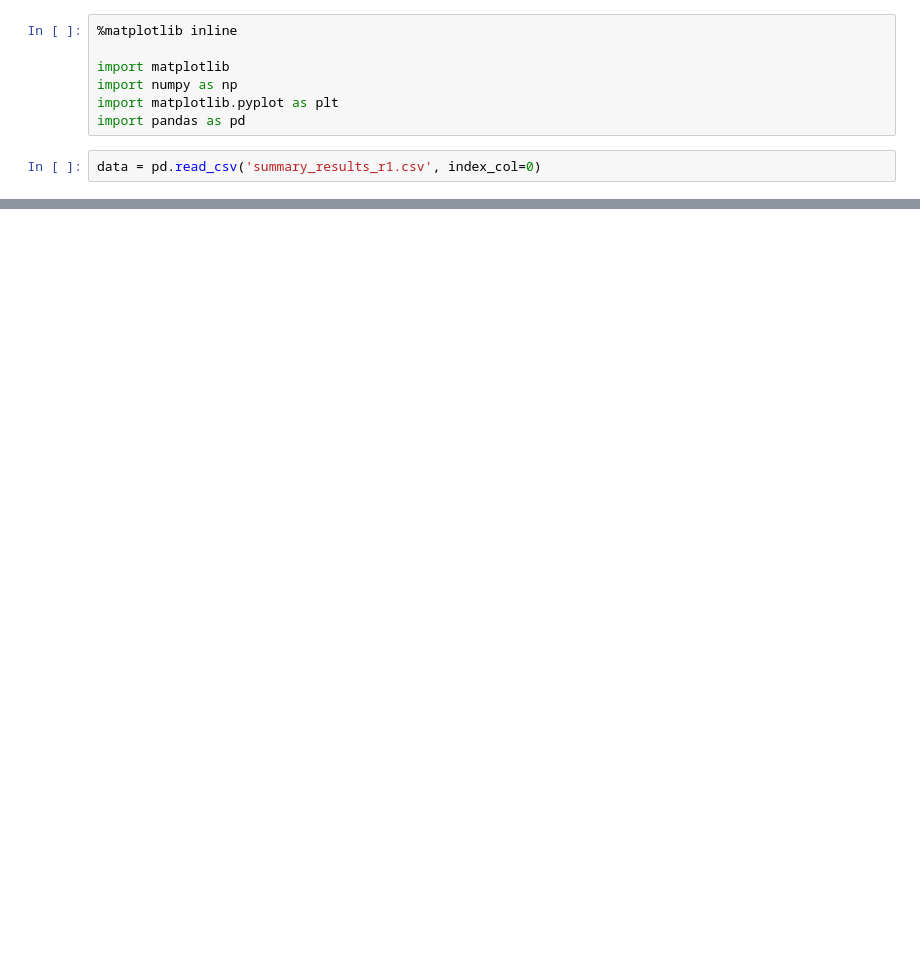
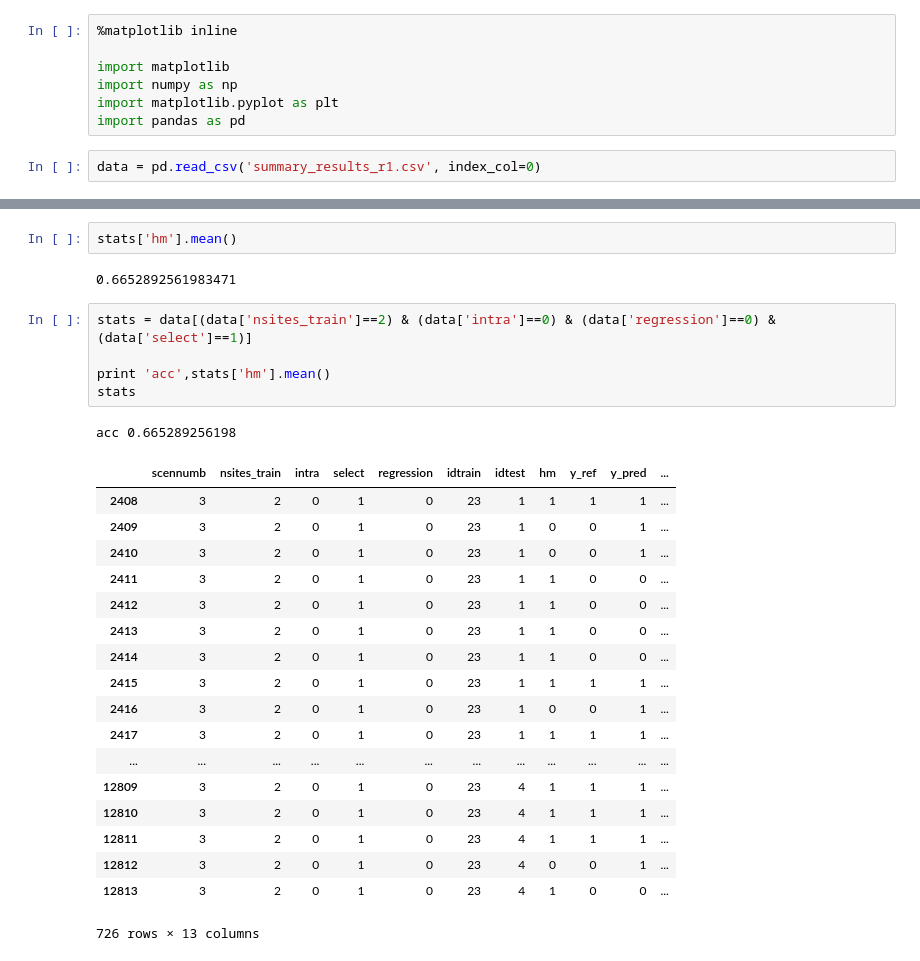
Before and after one commit to SIMEXP/schizo_multisite, a Jupyter notebook: figures/boxplot_acc.ipynb, the cells around one changed output, grey strips where cells are left out. Drawn from its saved outputs; the diff is of its cells as text; blank space fills up the shorter version.

```diff
--- a/figures/boxplot_acc.ipynb
+++ b/figures/boxplot_acc.ipynb
@@ -99,0 +96,29 @@ Weight ratio [ 0.70348837  0.86428571  1.16346154  1.77941176]
+# %%
+stats['hm'].mean()
+# %% [output]
+0.6652892561983471
+# %%
+stats = data[(data['nsites_train']==2) & (data['intra']==0) & (data['regression']==0) & (data['select']==1)]
+
+print 'acc',stats['hm'].mean()
+stats
+# %% [output]
+acc 0.665289256198
+|  | scennumb | nsites_train | intra | select | regression | idtrain | idtest | hm | y_ref | y_pred | ... |
+| 2408 | 3 | 2 | 0 | 1 | 0 | 23 | 1 | 1 | 1 | 1 | ... |
+| 2409 | 3 | 2 | 0 | 1 | 0 | 23 | 1 | 0 | 0 | 1 | ... |
+| 2410 | 3 | 2 | 0 | 1 | 0 | 23 | 1 | 0 | 0 | 1 | ... |
+| 2411 | 3 | 2 | 0 | 1 | 0 | 23 | 1 | 1 | 0 | 0 | ... |
+| 2412 | 3 | 2 | 0 | 1 | 0 | 23 | 1 | 1 | 0 | 0 | ... |
+| 2413 | 3 | 2 | 0 | 1 | 0 | 23 | 1 | 1 | 0 | 0 | ... |
+| 2414 | 3 | 2 | 0 | 1 | 0 | 23 | 1 | 1 | 0 | 0 | ... |
+| 2415 | 3 | 2 | 0 | 1 | 0 | 23 | 1 | 1 | 1 | 1 | ... |
+| 2416 | 3 | 2 | 0 | 1 | 0 | 23 | 1 | 0 | 0 | 1 | ... |
+| 2417 | 3 | 2 | 0 | 1 | 0 | 23 | 1 | 1 | 1 | 1 | ... |
+| ... | ... | ... | ... | ... | ... | ... | ... | ... | ... | ... | ... |
+| 12809 | 3 | 2 | 0 | 1 | 0 | 23 | 4 | 1 | 1 | 1 | ... |
+| 12810 | 3 | 2 | 0 | 1 | 0 | 23 | 4 | 1 | 1 | 1 | ... |
+| 12811 | 3 | 2 | 0 | 1 | 0 | 23 | 4 | 1 | 1 | 1 | ... |
+| 12812 | 3 | 2 | 0 | 1 | 0 | 23 | 4 | 0 | 0 | 1 | ... |
+| 12813 | 3 | 2 | 0 | 1 | 0 | 23 | 4 | 1 | 0 | 0 | ... |
+726 rows × 13 columns
```
Also changed, not shown: parts of 14 cells of this notebook, 36 other files.
